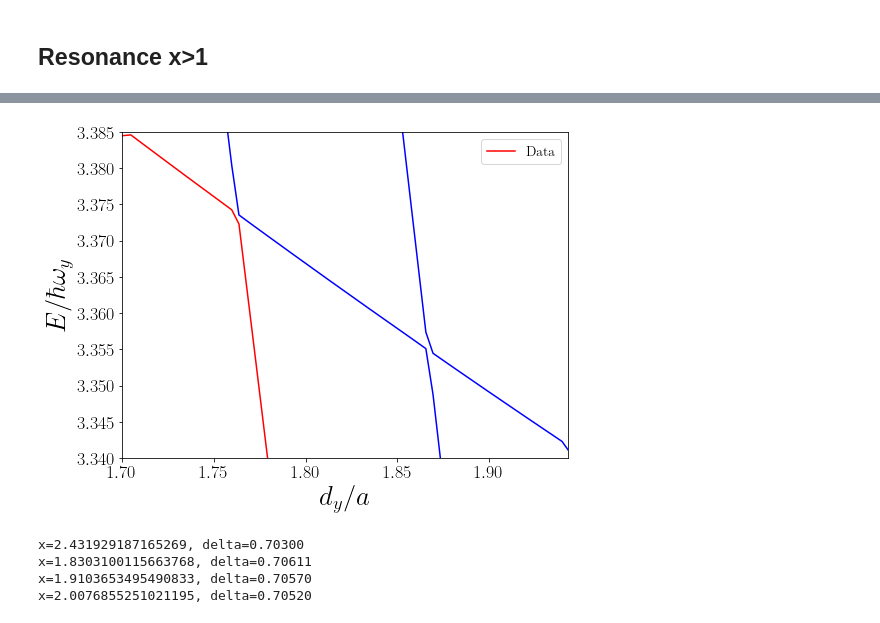
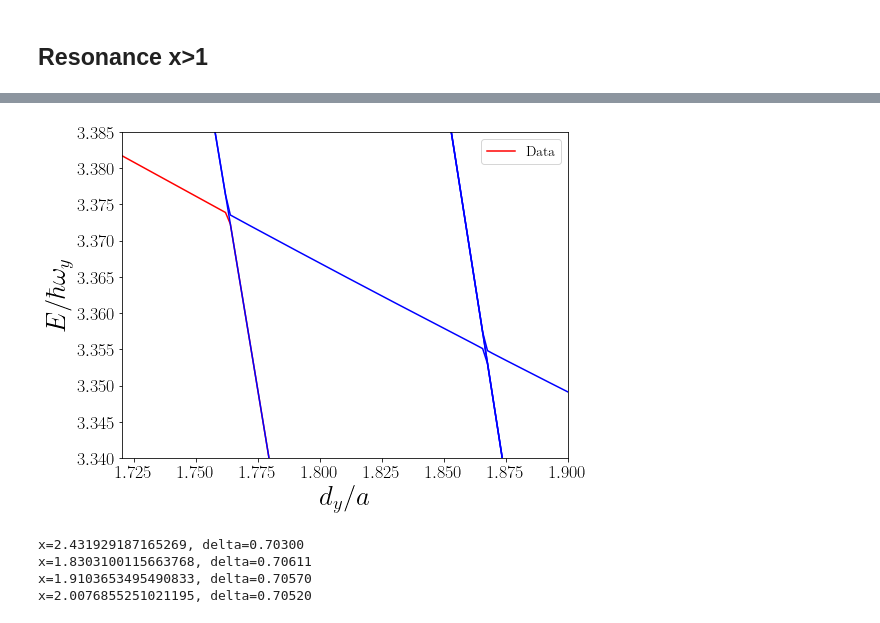
Before and after one commit to TsspGit/Ultracold_Atoms_src, a Jupyter notebook: Analysis/q3d/Energies_Analysis_4993_4993_4993.ipynb, the cells around one changed output, grey strips where cells are left out. Saved outputs shown, nothing was run; the diff lists cells and outputs as text; code cells hidden in the pictures.

```diff
--- a/Analysis/q3d/Energies_Analysis_4993_4993_4993.ipynb
+++ b/Analysis/q3d/Energies_Analysis_4993_4993_4993.ipynb
@@ -130,21 +131,24 @@ print(delta[78], delta[84], delta[90], delta[72])
 # %%
 fig2, ax2 = plt.subplots(figsize=(8,6))
 xpol = np.linspace(x[0], x[-1], num=50)
 #for i in range(least_bound_pos+4, least_bound_pos + 11):
 #    print(i)
 #    ax2.plot(x, dic['nivel_{}'.format(i)]/wy, 'b')
-ax2.plot(x, dic['nivel_1004']/wy, 'r')
-ax2.plot(x, dic['nivel_1007']/wy, 'b')
-ax2.plot(x, dic['nivel_1010']/wy, 'b')
+ax2.plot(x, dic['nivel_954']/wy, 'r')
+ax2.plot(x, dic['nivel_955']/wy, 'b')
+ax2.plot(x, dic['nivel_957']/wy, 'b')
+ax2.plot(x, dic['nivel_958']/wy, 'b')
+ax2.plot(x, dic['nivel_959']/wy, 'b')
+ax2.plot(x, dic['nivel_960']/wy, 'b')
 ax2.set_ylim(3.34, 3.385)
-ax2.set_xlim(1.7, 1.943)
+ax2.set_xlim(1.72, 1.9)
 ax2.set_xlabel('$d_{y}/a$')
 ax2.set_ylabel('$E/\hbar \omega_{y}$')
 ax2.legend(['Data'], fontsize=14)
 #plt.savefig('Results/Figures/Ix4993_Iy4993_Iz4993_Easc_Zoom.png', dpi=200)
 plt.show()
 # %% [output]
-[figure, old version]
+[figure, new version]
 # %%
 print(f'x={x[10]}, delta=0{delta[10]}\nx={x[55]}, delta=0{delta[55]}\nx={x[30]}, delta=0{delta[30]}\nx={x[15]}, delta=0{delta[15]}')
 # %% [output]
```
Also changed, not shown: parts of 7 cells of this notebook, 9 other files.
